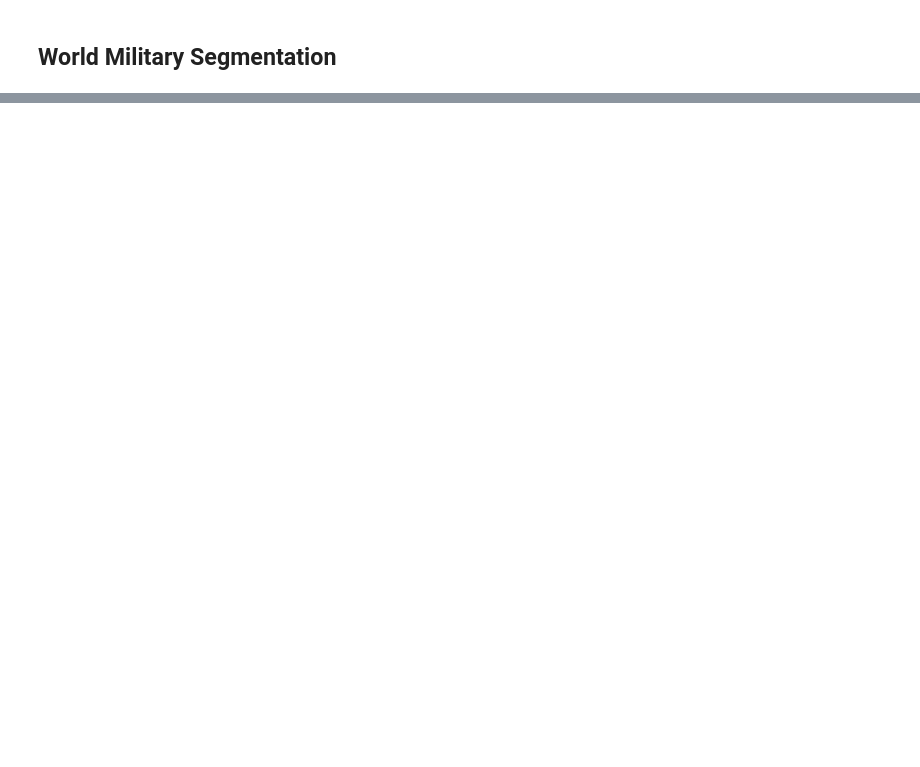
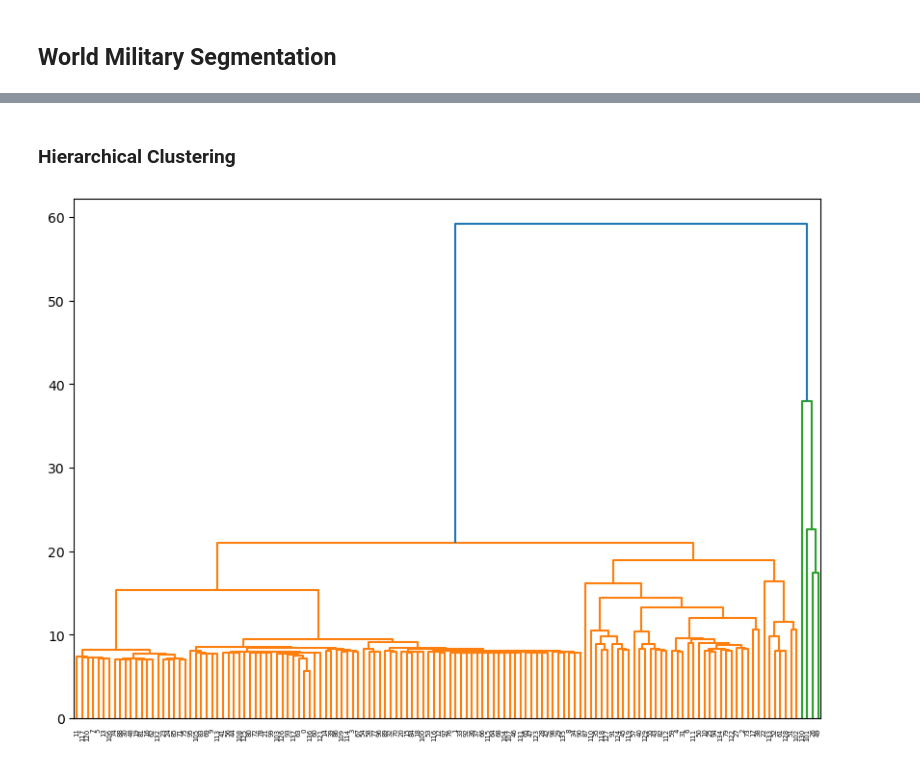
Before and after one commit to yuchild/magnimind_hw, a Jupyter notebook: world_military.ipynb, the cells around one changed output, grey strips where cells are left out. Saved outputs shown, nothing was run; the diff lists cells and outputs as text; code cells hidden in the pictures; blank space fills up the shorter version.

```diff
--- a/world_military.ipynb
+++ b/world_military.ipynb
@@ -48,0 +46,28 @@ df.sample(25)
+# %%
+# Remove commas from all columns in the DataFrame
+df = df.replace(',', '', regex=True)
+
+# Convert columns to appropriate numeric types
+df = df.apply(pd.to_numeric, errors='ignore')
+
+# Separate features into numeric and categorical
+numeric_features = [col for col in df.columns if 'value' in col]
+categorical_features = [col for col in df.columns if 'value' not in col and col != 'Military Strength']
+
+# Exclude the United States if needed
+exclude_us = False  # Set to True to exclude the United States
+if exclude_us:
+    df = df[df['Military Strength'] != 'United States']
+
+# Define the preprocessing pipeline
+numeric_transformer = StandardScaler()
+categorical_transformer = OneHotEncoder(drop='first', sparse_output=False)
+
+preprocessor = ColumnTransformer(
+    transformers=[
+        ('num', numeric_transformer, numeric_features),
+        ('cat', categorical_transformer, categorical_features)
+    ])
+
+# Apply the transformations
+X = preprocessor.fit_transform(df)
@@ -48,0 +100,18 @@ df.sample(25)
+# %% [markdown]
+### Hierarchical Clustering
+# %%
+# Create an imputer to fill missing values (e.g., with the mean)
+imputer = SimpleImputer(strategy='mean')
+
+# Impute the missing values in the dataset
+X_imputed = imputer.fit_transform(X)
+
+# Perform hierarchical clustering with Ward's method
+linked = linkage(X_imputed, method='ward')
+
+# Plot dendrogram
+plt.figure(figsize=(10, 7))
+dendrogram(linked)
+plt.show()
+# %% [output]
+[figure, added]
```
Also changed, not shown: parts of 21 cells of this notebook.
